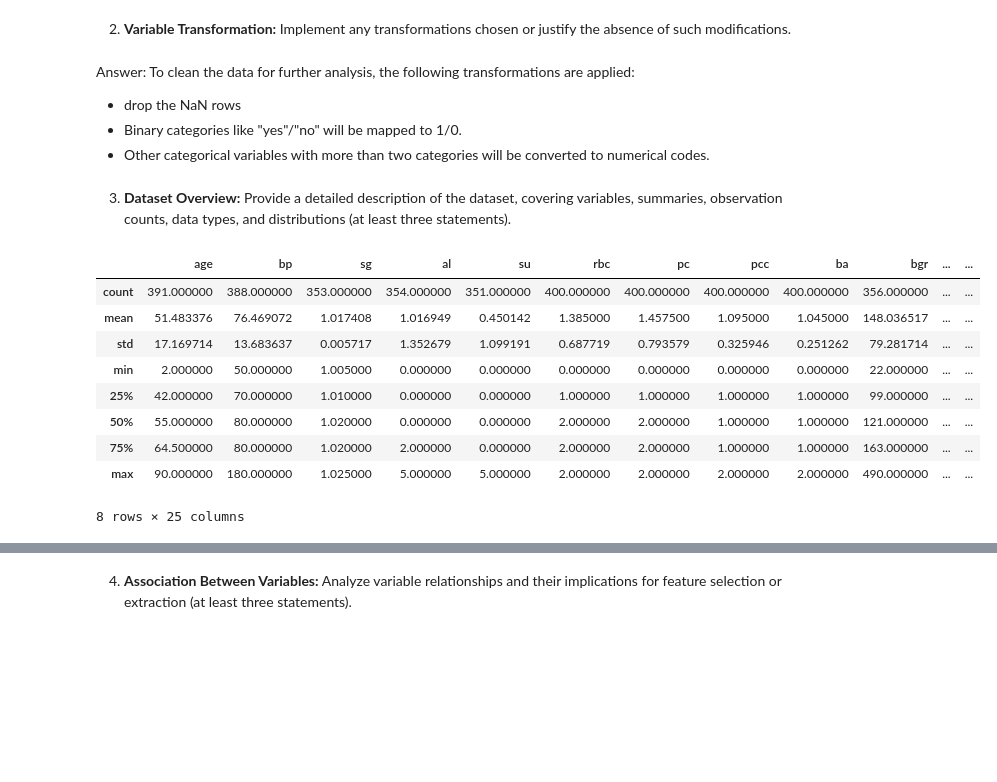
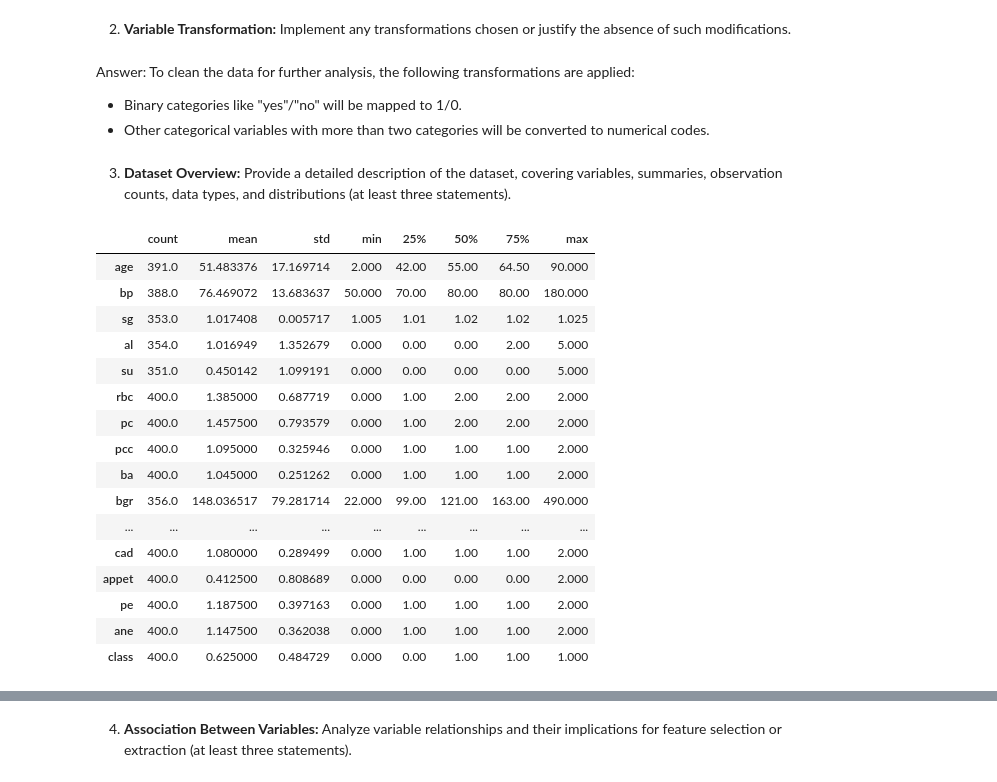
Before and after one commit to wangy773/STATS-3DA3-A6, a Jupyter notebook: assignment6.ipynb, the cells around one changed output, grey strips where cells are left out. Cells and saved outputs as stored; diff of their text form; code cells hidden in the pictures; blank space fills up the shorter version.

```diff
--- a/assignment6.ipynb
+++ b/assignment6.ipynb
@@ -149,7 +86,6 @@ Answer: Based on the loaded dataset, the classification problem can be identifie
 # %% [markdown]
 Answer: To clean the data for further analysis, the following transformations are applied:
 
-* drop the NaN rows
 * Binary categories like "yes"/"no" will be mapped to 1/0.
 * Other categorical variables with more than two categories will be converted to numerical codes.
 # %%
@@ -172,19 +108,28 @@ for col in categorical_col:
     else:
         all_data[col] = le.fit_transform(all_data[col].astype(str))
 
-all_data['class'].replace(2,1, inplace=True)
+# use 1 for have ckd, 0 for not having ckd
+all_data['class'].replace(0,1, inplace=True)
+all_data['class'].replace(2,0, inplace=True)
 # %% [markdown]
 3. **Dataset Overview:** Provide a detailed description of the dataset, covering variables, summaries, observation counts, data types, and distributions (at least three statements).
 # %%
-all_data.describe()
+all_data.describe().transpose()
 # %% [output]
-|  | age | bp | sg | al | su | rbc | pc | pcc | ba | bgr | ... | ... |
-| count | 391.000000 | 388.000000 | 353.000000 | 354.000000 | 351.000000 | 400.000000 | 400.000000 | 400.000000 | 400.000000 | 356.000000 | ... | ... |
-| mean | 51.483376 | 76.469072 | 1.017408 | 1.016949 | 0.450142 | 1.385000 | 1.457500 | 1.095000 | 1.045000 | 148.036517 | ... | ... |
-| std | 17.169714 | 13.683637 | 0.005717 | 1.352679 | 1.099191 | 0.687719 | 0.793579 | 0.325946 | 0.251262 | 79.281714 | ... | ... |
-| min | 2.000000 | 50.000000 | 1.005000 | 0.000000 | 0.000000 | 0.000000 | 0.000000 | 0.000000 | 0.000000 | 22.000000 | ... | ... |
-| 25% | 42.000000 | 70.000000 | 1.010000 | 0.000000 | 0.000000 | 1.000000 | 1.000000 | 1.000000 | 1.000000 | 99.000000 | ... | ... |
-| 50% | 55.000000 | 80.000000 | 1.020000 | 0.000000 | 0.000000 | 2.000000 | 2.000000 | 1.000000 | 1.000000 | 121.000000 | ... | ... |
-| 75% | 64.500000 | 80.000000 | 1.020000 | 2.000000 | 0.000000 | 2.000000 | 2.000000 | 1.000000 | 1.000000 | 163.000000 | ... | ... |
-| max | 90.000000 | 180.000000 | 1.025000 | 5.000000 | 5.000000 | 2.000000 | 2.000000 | 2.000000 | 2.000000 | 490.000000 | ... | ... |
+|  | count | mean | std | min | 25% | 50% | 75% | max |
+| age | 391.0 | 51.483376 | 17.169714 | 2.000 | 42.00 | 55.00 | 64.50 | 90.000 |
+| bp | 388.0 | 76.469072 | 13.683637 | 50.000 | 70.00 | 80.00 | 80.00 | 180.000 |
+| sg | 353.0 | 1.017408 | 0.005717 | 1.005 | 1.01 | 1.02 | 1.02 | 1.025 |
+| al | 354.0 | 1.016949 | 1.352679 | 0.000 | 0.00 | 0.00 | 2.00 | 5.000 |
+| su | 351.0 | 0.450142 | 1.099191 | 0.000 | 0.00 | 0.00 | 0.00 | 5.000 |
+| rbc | 400.0 | 1.385000 | 0.687719 | 0.000 | 1.00 | 2.00 | 2.00 | 2.000 |
+| pc | 400.0 | 1.457500 | 0.793579 | 0.000 | 1.00 | 2.00 | 2.00 | 2.000 |
+| pcc | 400.0 | 1.095000 | 0.325946 | 0.000 | 1.00 | 1.00 | 1.00 | 2.000 |
+| ba | 400.0 | 1.045000 | 0.251262 | 0.000 | 1.00 | 1.00 | 1.00 | 2.000 |
+| bgr | 356.0 | 148.036517 | 79.281714 | 22.000 | 99.00 | 121.00 | 163.00 | 490.000 |
+| ... | ... | ... | ... | ... | ... | ... | ... | ... |
+| cad | 400.0 | 1.080000 | 0.289499 | 0.000 | 1.00 | 1.00 | 1.00 | 2.000 |
+| appet | 400.0 | 0.412500 | 0.808689 | 0.000 | 0.00 | 0.00 | 0.00 | 2.000 |
+| pe | 400.0 | 1.187500 | 0.397163 | 0.000 | 1.00 | 1.00 | 1.00 | 2.000 |
+| ane | 400.0 | 1.147500 | 0.362038 | 0.000 | 1.00 | 1.00 | 1.00 | 2.000 |
+| class | 400.0 | 0.625000 | 0.484729 | 0.000 | 0.00 | 1.00 | 1.00 | 1.000 |
-8 rows × 25 columns
```
Also changed, not shown: parts of 24 cells of this notebook, 1 other file.
